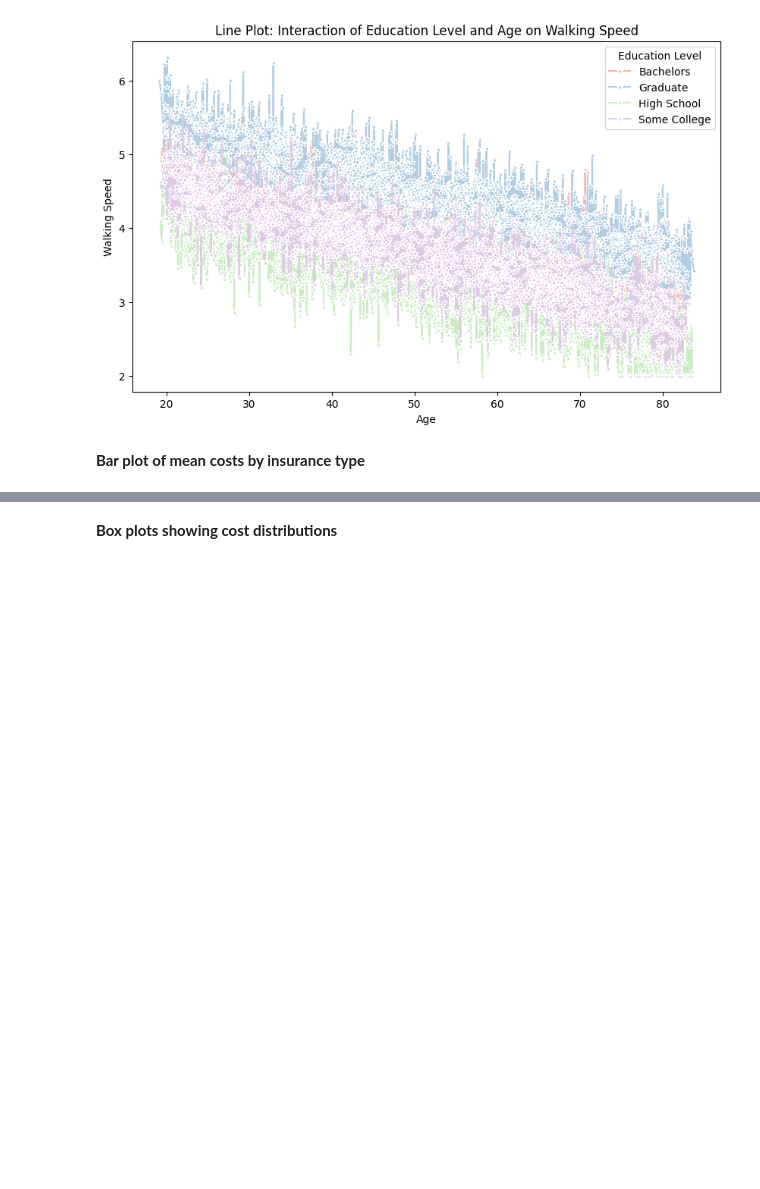
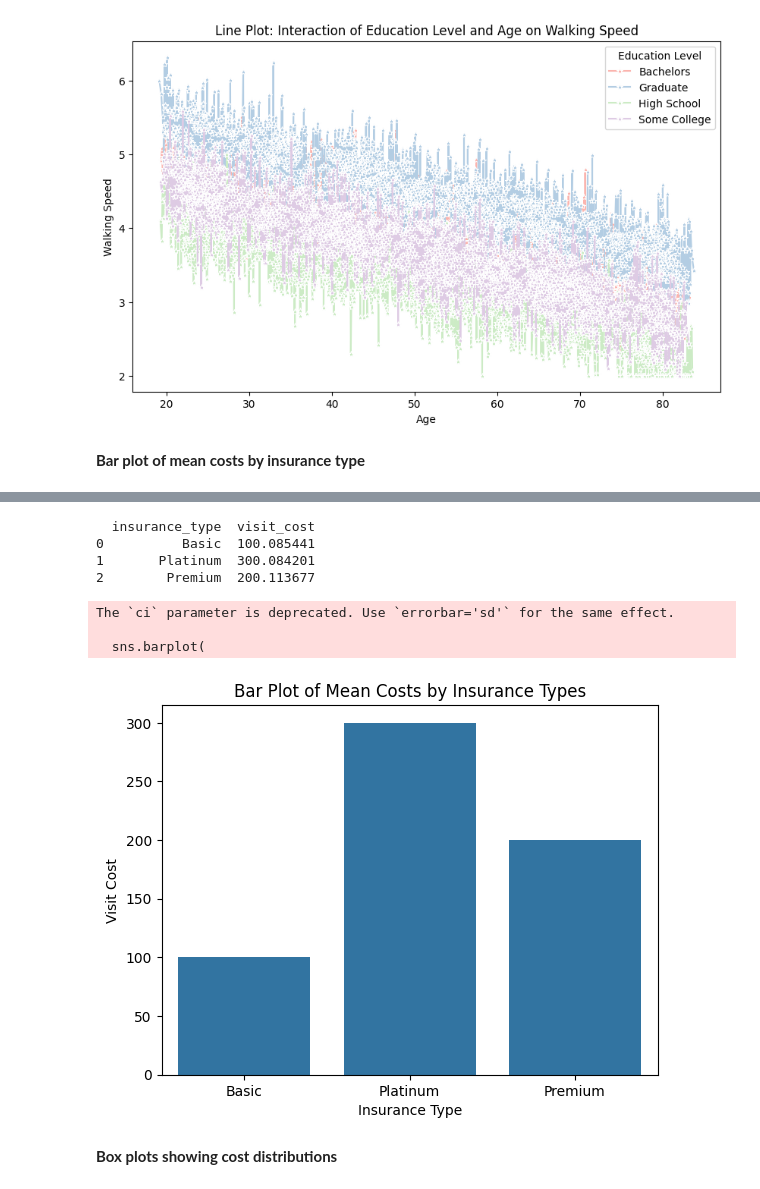
Before and after one commit to UCSF-DataSci/09-second-exam-shwe-kandhalu, a Jupyter notebook: visualize.ipynb, the cells around one changed output, grey strips where cells are left out. Drawn from its saved outputs; the diff is of its cells as text; code cells hidden in the pictures; blank space fills up the shorter version.

```diff
--- a/visualize.ipynb
+++ b/visualize.ipynb
@@ -98,3 +90,29 @@ Name: visit_cost, dtype: float64
+# %%
+df_cleaned = df.dropna(subset=['visit_cost'])
+
+insure_type = df_cleaned.groupby('insurance_type')['visit_cost'].mean().reset_index()
+print(insure_type)
+
+sns.barplot(
+    data=insure_type,
+    x='insurance_type',
+    y='visit_cost',
+    ci='sd'
+)
+plt.title('Bar Plot of Mean Costs by Insurance Types')
+plt.xlabel('Insurance Type')
+plt.ylabel('Visit Cost')
+plt.savefig("barplot.png")
+plt.show()
+# %% [output]
+  insurance_type  visit_cost
+0          Basic  100.085441
+1       Platinum  300.084201
+2        Premium  200.113677
+The `ci` parameter is deprecated. Use `errorbar='sd'` for the same effect.
+
+  sns.barplot(
+[figure, added]
 # %% [markdown]
 **Box plots showing cost distributions**
 # %%
```
Also changed, not shown: parts of 2 cells of this notebook, 10 other files.
